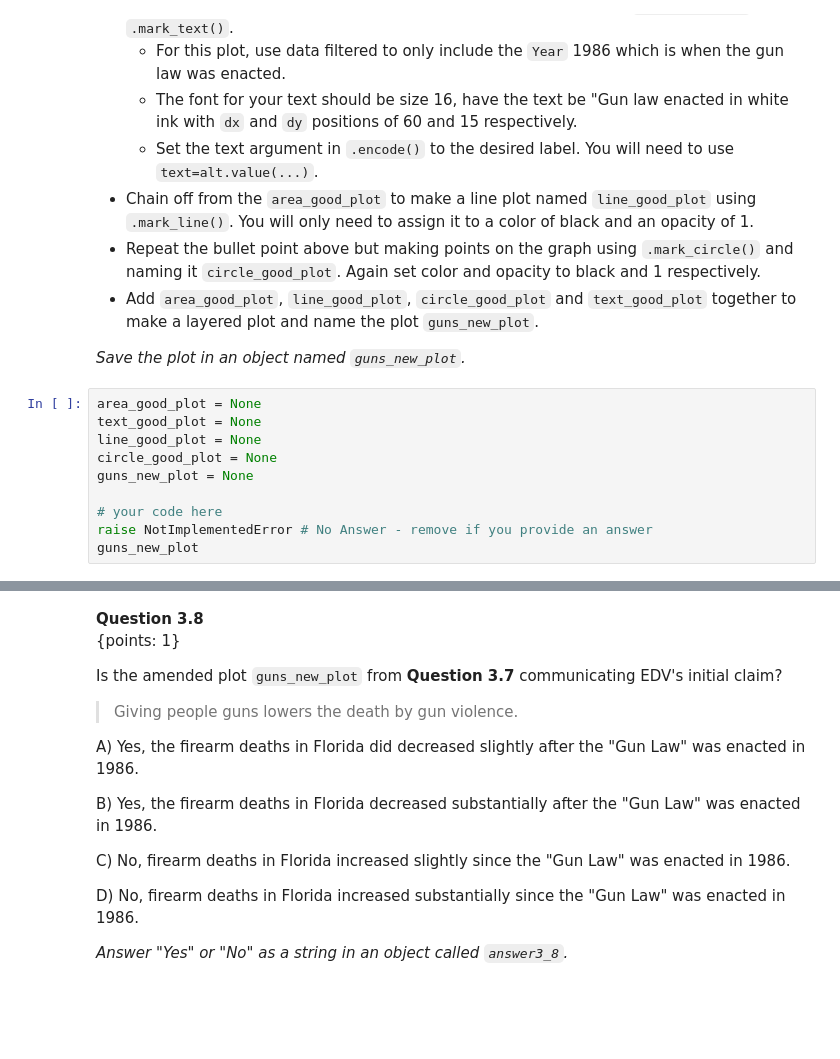
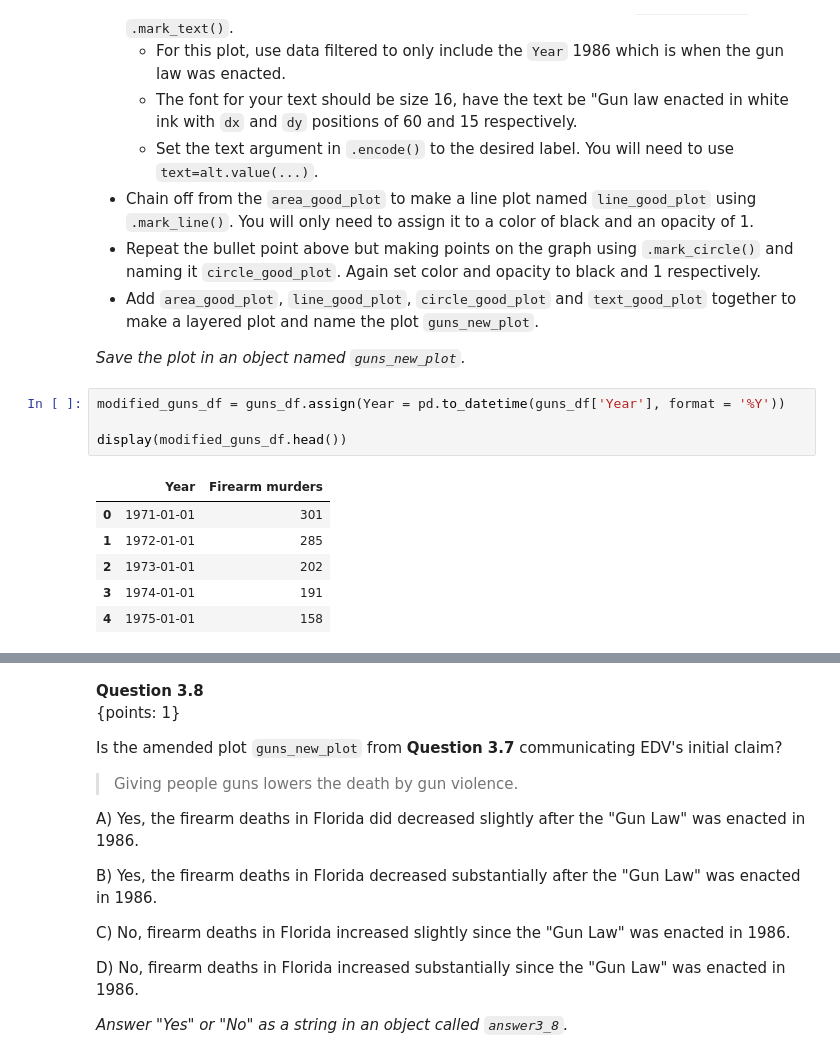
Before and after one commit to Dipto9999/data-viz-students, a Jupyter notebook: release/assignment5/assignment5.ipynb, the cells around one changed output, grey strips where cells are left out. Saved outputs shown, nothing was run; the diff lists cells and outputs as text; blank space fills up the shorter version.

Commit message:
Finished Assignment 5. Need to Review Assignments 1-4 and Complete 6-7.

```diff
--- a/release/assignment5/assignment5.ipynb
+++ b/release/assignment5/assignment5.ipynb
@@ -706,13 +847,14 @@ We are providing you with some directions to help pass the tests.
 - Add `area_good_plot`, `line_good_plot`, `circle_good_plot` and `text_good_plot` together to make a layered plot and name the plot `guns_new_plot`.
 
 *Save the plot in an object named `guns_new_plot`.*
-# %%
-area_good_plot = None
-text_good_plot = None
-line_good_plot = None
-circle_good_plot = None
-guns_new_plot = None
-
-# your code here
-raise NotImplementedError # No Answer - remove if you provide an answer
-guns_new_plot
+# %%
+modified_guns_df = guns_df.assign(Year = pd.to_datetime(guns_df['Year'], format = '%Y'))
+
+display(modified_guns_df.head())
+# %% [output]
+|  | Year | Firearm murders |
+| 0 | 1971-01-01 | 301 |
+| 1 | 1972-01-01 | 285 |
+| 2 | 1973-01-01 | 202 |
+| 3 | 1974-01-01 | 191 |
+| 4 | 1975-01-01 | 158 |
```
Also changed, not shown: parts of 107 cells of this notebook, 1 other file.
